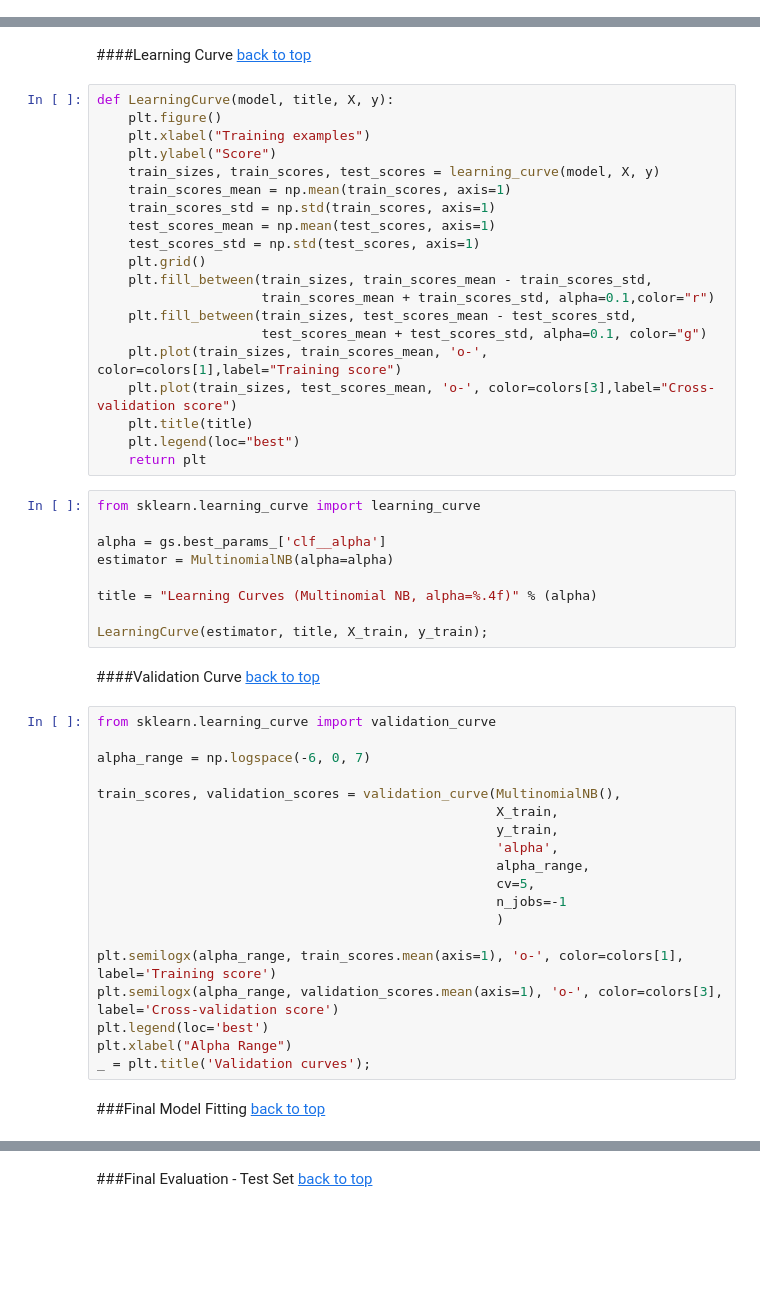
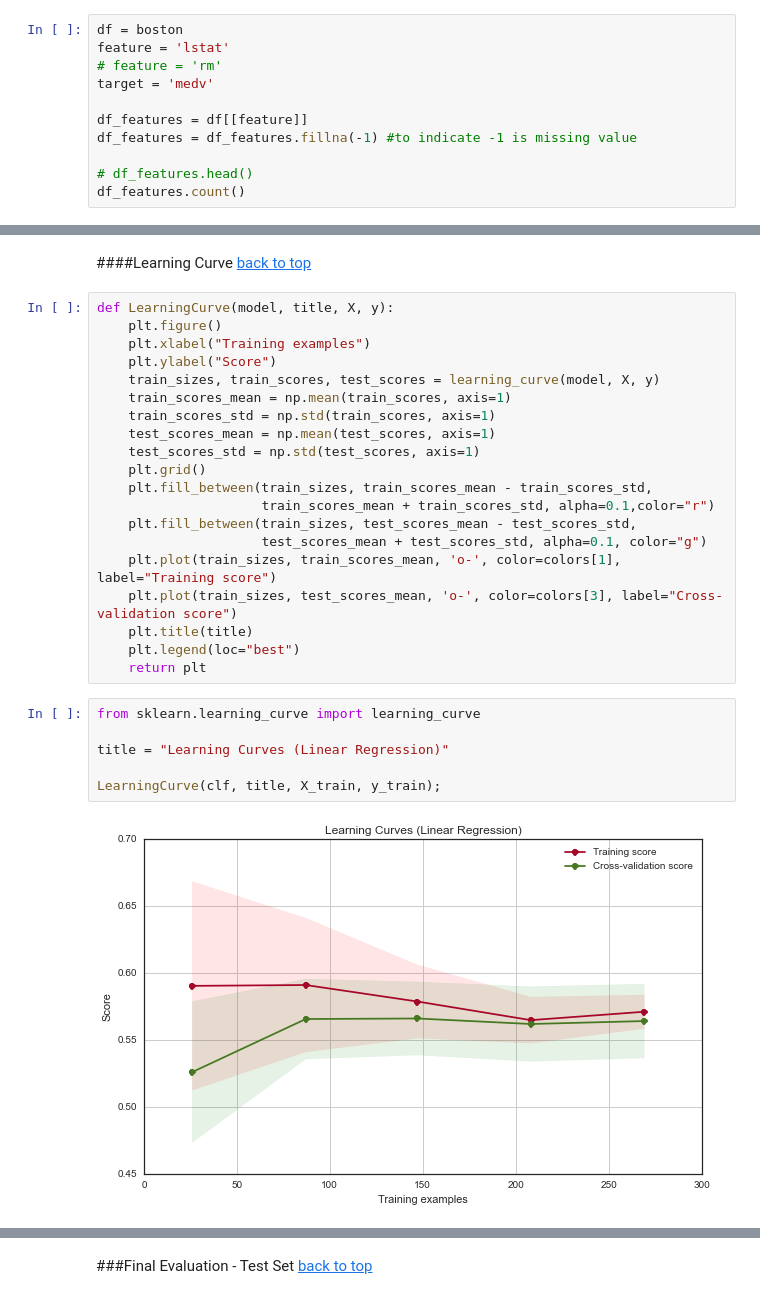
Before and after one commit to jthang/DataScienceLab, a Jupyter notebook: machine_learning/glm.ipynb, the cells around one changed output, grey strips where cells are left out. Cells and saved outputs as stored; diff of their text form; blank space fills up the shorter version.

```diff
--- a/machine_learning/glm.ipynb
+++ b/machine_learning/glm.ipynb
@@ -67,0 +180,11 @@ df.count()
+# %%
+df = boston
+feature = 'lstat'
+# feature = 'rm'
+target = 'medv'
+
+df_features = df[[feature]]
+df_features = df_features.fillna(-1) #to indicate -1 is missing value
+
+# df_features.head()
+df_features.count()
@@ -244,42 +314,16 @@ def LearningCurve(model, title, X, y):
                      train_scores_mean + train_scores_std, alpha=0.1,color="r")
     plt.fill_between(train_sizes, test_scores_mean - test_scores_std,
                      test_scores_mean + test_scores_std, alpha=0.1, color="g")
-    plt.plot(train_sizes, train_scores_mean, 'o-', color=colors[1],label="Training score")
-    plt.plot(train_sizes, test_scores_mean, 'o-', color=colors[3],label="Cross-validation score")
+    plt.plot(train_sizes, train_scores_mean, 'o-', color=colors[1], label="Training score")
+    plt.plot(train_sizes, test_scores_mean, 'o-', color=colors[3], label="Cross-validation score")
     plt.title(title)
     plt.legend(loc="best")
     return plt
 # %%
 from sklearn.learning_curve import learning_curve
 
-alpha = gs.best_params_['clf__alpha']
-estimator = MultinomialNB(alpha=alpha)
+title = "Learning Curves (Linear Regression)"
 
-title = "Learning Curves (Multinomial NB, alpha=%.4f)" % (alpha)
-
-LearningCurve(estimator, title, X_train, y_train);
+LearningCurve(clf, title, X_train, y_train);
+# %% [output]
+[figure, added]
-# %% [markdown]
-####Validation Curve
-[back to top](#contents)
-# %%
-from sklearn.learning_curve import validation_curve
-
-alpha_range = np.logspace(-6, 0, 7)
-
-train_scores, validation_scores = validation_curve(MultinomialNB(),
-                                                   X_train,
-                                                   y_train,
-                                                   'alpha',
-                                                   alpha_range,
-                                                   cv=5,
-                                                   n_jobs=-1
-                                                   )
-
-plt.semilogx(alpha_range, train_scores.mean(axis=1), 'o-', color=colors[1], label='Training score')
-plt.semilogx(alpha_range, validation_scores.mean(axis=1), 'o-', color=colors[3], label='Cross-validation score')
-plt.legend(loc='best')
-plt.xlabel("Alpha Range")
-_ = plt.title('Validation curves');
-# %% [markdown]
-###Final Model Fitting
-[back to top](#contents)
```
Also changed, not shown: parts of 36 cells of this notebook.
